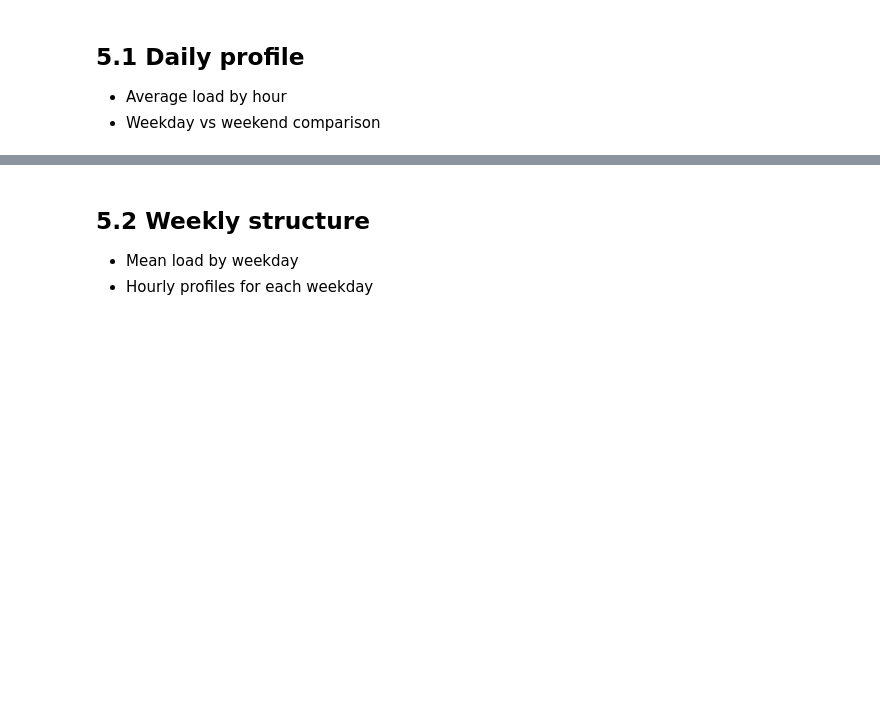
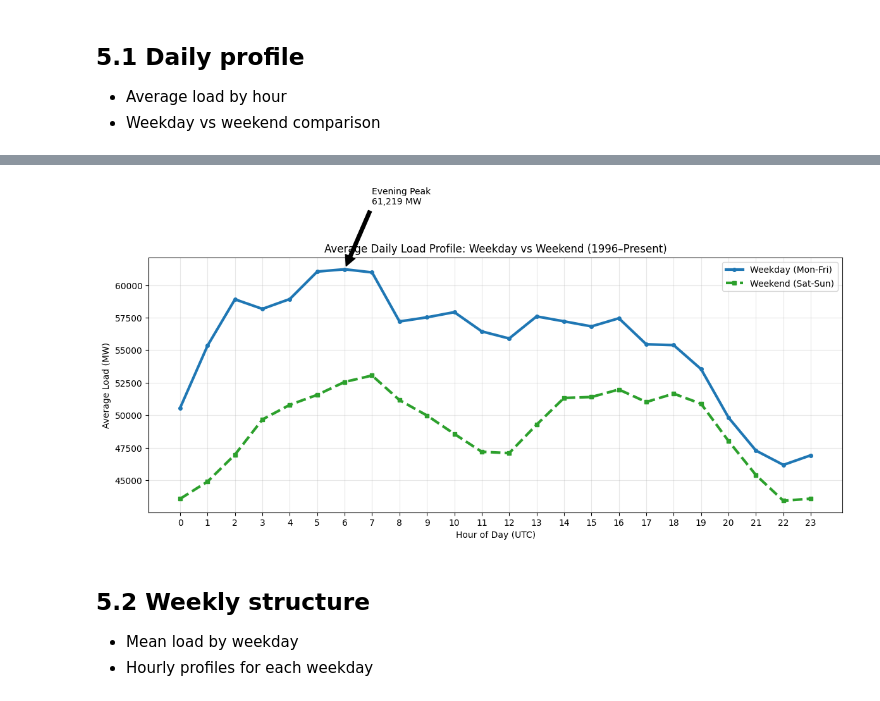
Before and after one commit to quentinbenchetrit/france-grid-stress-prediction, a Jupyter notebook: notebooks/EDA.ipynb, the cells around one changed output, grey strips where cells are left out. Saved outputs shown, nothing was run; the diff lists cells and outputs as text; code cells hidden in the pictures; blank space fills up the shorter version.

```diff
--- a/notebooks/EDA.ipynb
+++ b/notebooks/EDA.ipynb
@@ -1914,3 +2198,87 @@ Inspect known period:
 
 - Average load by hour
 - Weekday vs weekend comparison
+# %%
+import pandas as pd
+import matplotlib.pyplot as plt
+import glob
+import gc
+
+def analyze_daily_profile():
+    print(">>> 5.1 INTRA-DAY PATTERNS: DAILY PROFILE")
+
+    # 1. Load Data (Historical Consumption)
+    files = sorted(glob.glob("../data/interim/consommation/consommation_*_long_utc.csv"))
+    if not files: return
+
+    print(f"Aggregating {len(files)} years of data...")
+
+    df_list = []
+    for f in files:
+        try:
+            # Lecture optimisée : on ne charge que les colonnes nécessaires
+            cols = pd.read_csv(f, nrows=0).columns
+            date_col = 'datetime' if 'datetime' in cols else 'start_date'
+            val_col = 'load_mw' if 'load_mw' in cols else 'consumption_mw'
+
+            # On charge uniquement date et valeur
+            temp = pd.read_csv(f, usecols=[date_col, val_col])
+            temp = temp.rename(columns={date_col: 'ts', val_col: 'mw'})
+            temp['ts'] = pd.to_datetime(temp['ts'], utc=True)
+
+            # 2. Extraction des features immédiate (Hour + DayType)
+            temp['hour'] = temp['ts'].dt.hour
+            temp['dayofweek'] = temp['ts'].dt.dayofweek # 0=Lundi, 6=Dimanche
+
+            # 3. Pré-agrégation par fichier pour économiser la RAM
+            # On groupe tout de suite par (Weekend/Semaine, Heure)
+            temp['day_type'] = temp['dayofweek'].apply(lambda x: 'Weekend' if x >= 5 else 'Weekday')
+            agg = temp.groupby(['day_type', 'hour'])['mw'].mean().reset_index()
+
+            df_list.append(agg)
+
+        except Exception as e:
+            print(f"Skipping {f}: {e}")
+
+    if not df_list: return
+
+    # 4. Agrégation Finale (Moyenne des moyennes annuelles)
+    df_all = pd.concat(df_list)
+    final_profile = df_all.groupby(['day_type', 'hour'])['mw'].mean().reset_index()
+
+    # 5. Visualisation
+    plt.figure(figsize=(12, 6))
+
+    # Courbe Semaine (Weekday)
+    wd_data = final_profile[final_profile['day_type'] == 'Weekday']
+    plt.plot(wd_data['hour'], wd_data['mw'], label='Weekday (Mon-Fri)',
+             color='#1f77b4', linewidth=3, marker='o', markersize=4)
+
+    # Courbe Week-end (Weekend)
+    we_data = final_profile[final_profile['day_type'] == 'Weekend']
+    plt.plot(we_data['hour'], we_data['mw'], label='Weekend (Sat-Sun)',
+             color='#2ca02c', linewidth=3, linestyle='--', marker='s', markersize=4)
+
+    plt.title("Average Daily Load Profile: Weekday vs Weekend (1996–Present)")
+    plt.xlabel("Hour of Day (UTC)")
+    plt.ylabel("Average Load (MW)")
+    plt.xticks(range(0, 24))
+    plt.grid(True, alpha=0.3)
+    plt.legend()
+
+    # Annotation du Pic
+    peak_wd = wd_data.loc[wd_data['mw'].idxmax()]
+    plt.annotate(f"Evening Peak\n{peak_wd['mw']:,.0f} MW",
+                 xy=(peak_wd['hour'], peak_wd['mw']),
+                 xytext=(peak_wd['hour']+1, peak_wd['mw']+5000),
+                 arrowprops=dict(facecolor='black', shrink=0.05))
+
+    plt.tight_layout()
+    plt.show()
+
+    # Nettoyage mémoire
+    del df_all, df_list, final_profile
+    gc.collect()
+
+analyze_daily_profile()
+# %% [output]
@@ -1917,3 +2287,4 @@ Inspect known period:
+[figure, added]
 # %% [markdown]
 ## 5.2 Weekly structure
 
```
Also changed, not shown: parts of 14 cells of this notebook.
